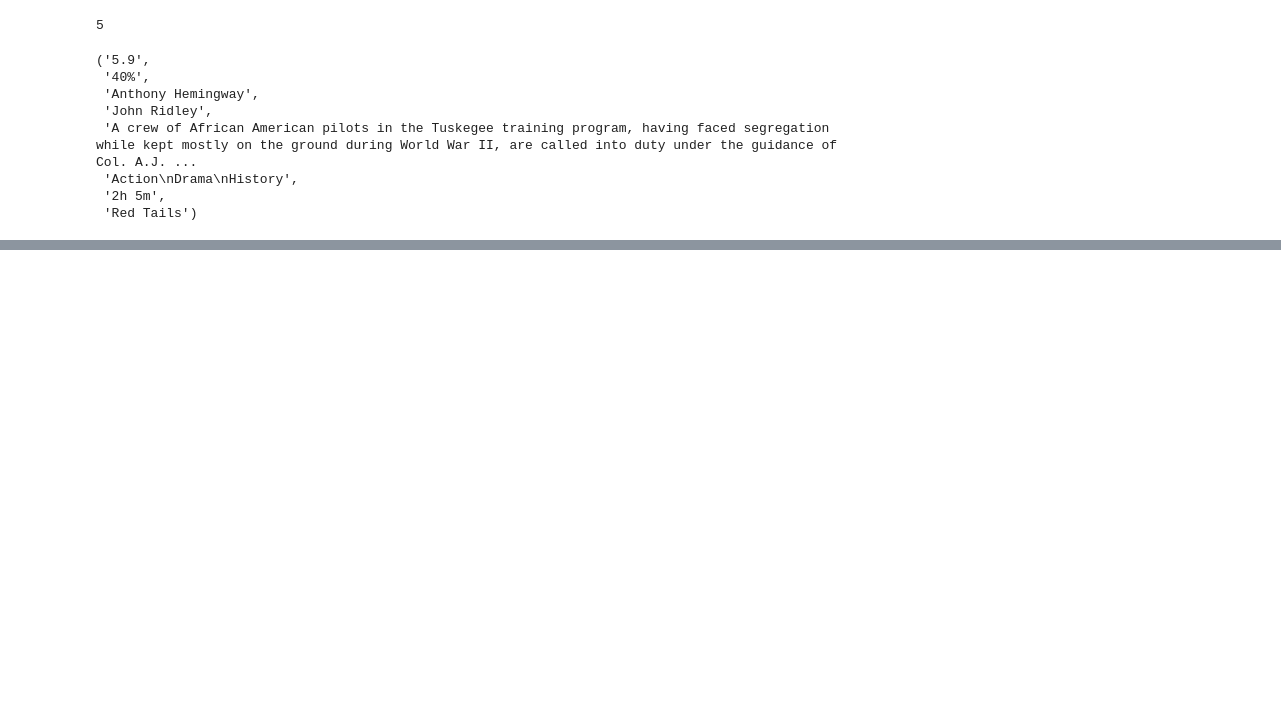
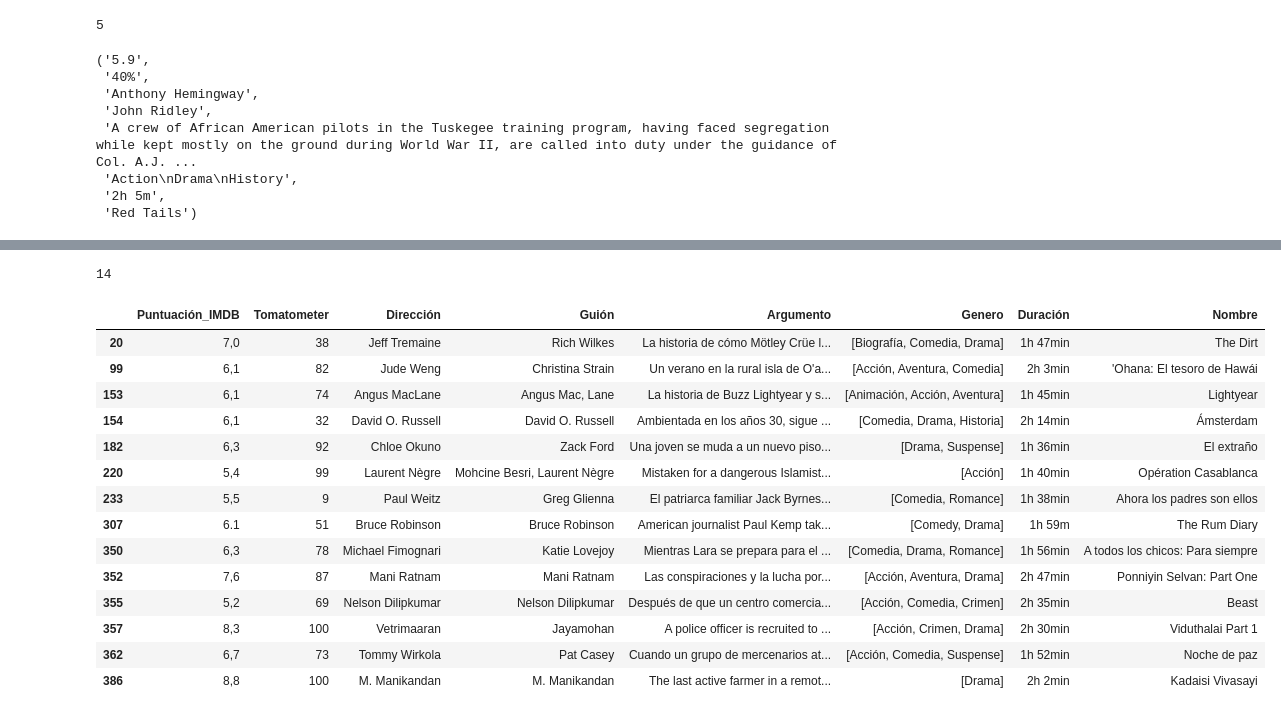
Before and after one commit to laural87/proyecto-da-promo-i-modulo-2-team-1, a Jupyter notebook: Extraccion_Datos_fase2.ipynb, the cells around one changed output, grey strips where cells are left out. Drawn from its saved outputs; the diff is of its cells as text; code cells hidden in the pictures; blank space fills up the shorter version.

```diff
--- a/Extraccion_Datos_fase2.ipynb
+++ b/Extraccion_Datos_fase2.ipynb
@@ -412,0 +491,19 @@ df_concatenado.to_csv('resultados_sintomato_final_maira.csv')
+# %%
+lista_nova = []
+# %%
+pattern = r'(?<=[a-z])(?=[A-Z])'
+for lista in lista_listas:
+    try:
+        t1 = lista[1:]
+        e1 = t1[1].replace('%', '')
+        t1[1] = e1
+        if t1[-3] == 'Corto':
+            continue
+        else:
+            e2 = t1[-3].split('\n')
+            t1[-3] = e2
+            e3 = re.sub(pattern, ', ', t1[3])
+            t1[3] = e3
+        lista_nova.append(tuple(t1))
+    except:
+        pass
@@ -412,0 +514,4 @@ df_concatenado.to_csv('resultados_sintomato_final_maira.csv')
+# %%
+nombres_columnas = ['Puntuación_IMDB', 'Tomatometer', 'Dirección', 'Guión', 'Argumento', 'Genero', 'Duración', 'Nombre']
+# %%
+df_limpio = pd.DataFrame(lista_nova, columns=nombres_columnas)
@@ -412,0 +534,24 @@ df_concatenado.to_csv('resultados_sintomato_final_maira.csv')
+# %%
+num_duplicados = df_limpio['Nombre'].duplicated().sum()
+num_duplicados
+# %% [output]
+14
+# %%
+duplicados = df_limpio[df_limpio['Nombre'].duplicated()]
+duplicados
+# %% [output]
+|  | Puntuación_IMDB | Tomatometer | Dirección | Guión | Argumento | Genero | Duración | Nombre |
+| 20 | 7,0 | 38 | Jeff Tremaine | Rich Wilkes | La historia de cómo Mötley Crüe l... | [Biografía, Comedia, Drama] | 1h 47min | The Dirt |
+| 99 | 6,1 | 82 | Jude Weng | Christina Strain | Un verano en la rural isla de O'a... | [Acción, Aventura, Comedia] | 2h 3min | 'Ohana: El tesoro de Hawái |
+| 153 | 6,1 | 74 | Angus MacLane | Angus Mac, Lane | La historia de Buzz Lightyear y s... | [Animación, Acción, Aventura] | 1h 45min | Lightyear |
+| 154 | 6,1 | 32 | David O. Russell | David O. Russell | Ambientada en los años 30, sigue ... | [Comedia, Drama, Historia] | 2h 14min | Ámsterdam |
+| 182 | 6,3 | 92 | Chloe Okuno | Zack Ford | Una joven se muda a un nuevo piso... | [Drama, Suspense] | 1h 36min | El extraño |
+| 220 | 5,4 | 99 | Laurent Nègre | Mohcine Besri, Laurent Nègre | Mistaken for a dangerous Islamist... | [Acción] | 1h 40min | Opération Casablanca |
+| 233 | 5,5 | 9 | Paul Weitz | Greg Glienna | El patriarca familiar Jack Byrnes... | [Comedia, Romance] | 1h 38min | Ahora los padres son ellos |
+| 307 | 6.1 | 51 | Bruce Robinson | Bruce Robinson | American journalist Paul Kemp tak... | [Comedy, Drama] | 1h 59m | The Rum Diary |
+| 350 | 6,3 | 78 | Michael Fimognari | Katie Lovejoy | Mientras Lara se prepara para el ... | [Comedia, Drama, Romance] | 1h 56min | A todos los chicos: Para siempre |
+| 352 | 7,6 | 87 | Mani Ratnam | Mani Ratnam | Las conspiraciones y la lucha por... | [Acción, Aventura, Drama] | 2h 47min | Ponniyin Selvan: Part One |
+| 355 | 5,2 | 69 | Nelson Dilipkumar | Nelson Dilipkumar | Después de que un centro comercia... | [Acción, Comedia, Crimen] | 2h 35min | Beast |
+| 357 | 8,3 | 100 | Vetrimaaran | Jayamohan | A police officer is recruited to ... | [Acción, Crimen, Drama] | 2h 30min | Viduthalai Part 1 |
+| 362 | 6,7 | 73 | Tommy Wirkola | Pat Casey | Cuando un grupo de mercenarios at... | [Acción, Comedia, Suspense] | 1h 52min | Noche de paz |
+| 386 | 8,8 | 100 | M. Manikandan | M. Manikandan | The last active farmer in a remot... | [Drama] | 2h 2min | Kadaisi Vivasayi |
```
Also changed, not shown: parts of 22 cells of this notebook, 7 other files.
